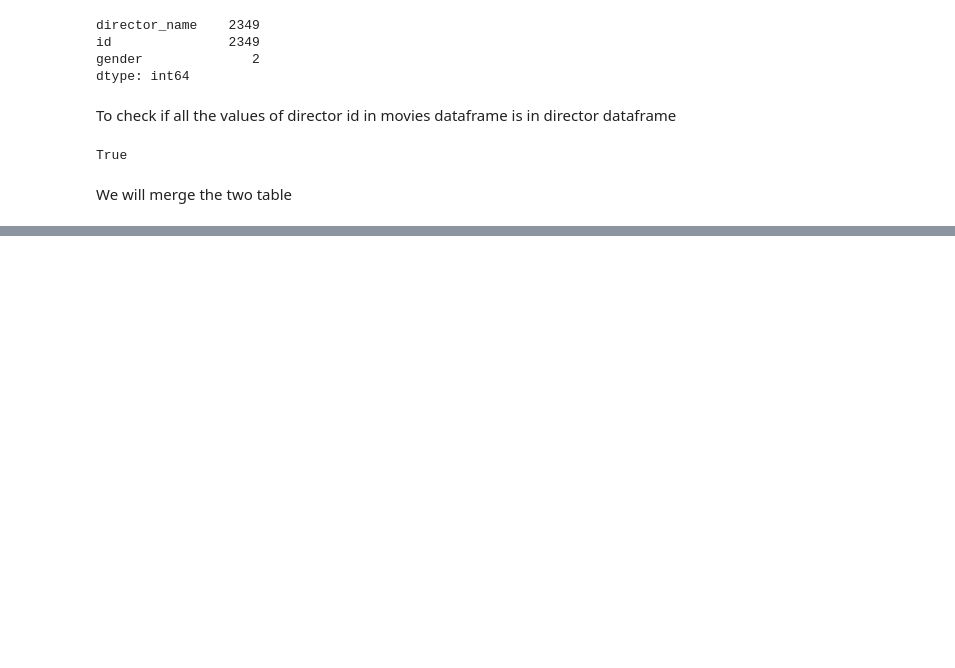
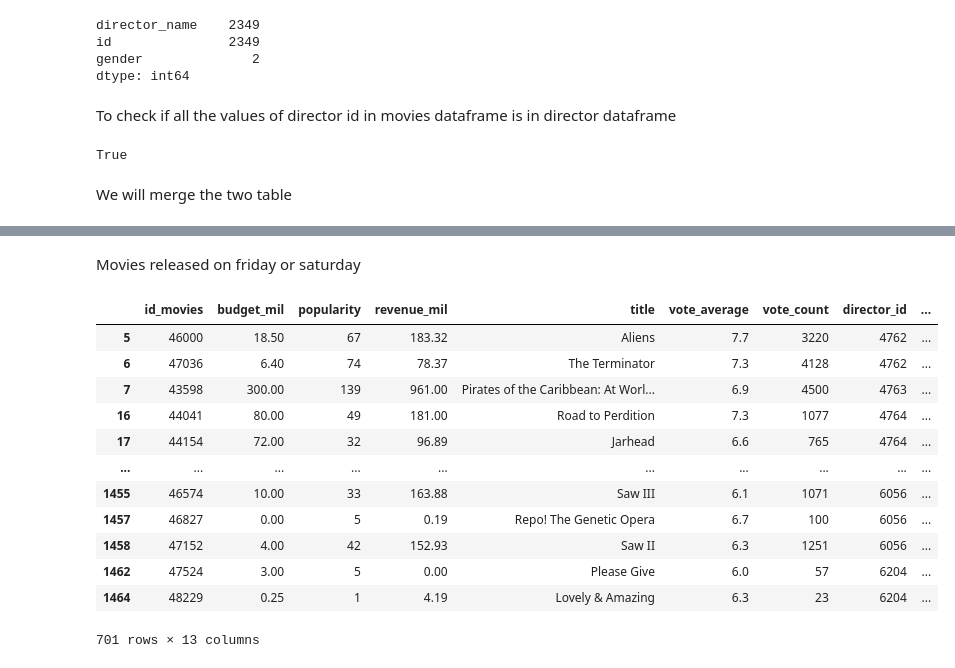
Before and after one commit to AntaraR12/IMDB_Movies-overview, a Jupyter notebook: notebook.ipynb, the cells around one changed output, grey strips where cells are left out. Saved outputs shown, nothing was run; the diff lists cells and outputs as text; code cells hidden in the pictures; blank space fills up the shorter version.

```diff
--- a/notebook.ipynb
+++ b/notebook.ipynb
@@ -140,0 +281,18 @@ movies.merge(directors, left_on= "director_id", right_on= "id", how= "inner", su
+# %% [markdown]
+Movies released on friday or saturday
+# %%
+df.loc[(df["day"] == "Friday") | (df["day"] == "Saturday")]
+# %% [output]
+|  | id_movies | budget_mil | popularity | revenue_mil | title | vote_average | vote_count | director_id | ... |
+| 5 | 46000 | 18.50 | 67 | 183.32 | Aliens | 7.7 | 3220 | 4762 | ... |
+| 6 | 47036 | 6.40 | 74 | 78.37 | The Terminator | 7.3 | 4128 | 4762 | ... |
+| 7 | 43598 | 300.00 | 139 | 961.00 | Pirates of the Caribbean: At Worl... | 6.9 | 4500 | 4763 | ... |
+| 16 | 44041 | 80.00 | 49 | 181.00 | Road to Perdition | 7.3 | 1077 | 4764 | ... |
+| 17 | 44154 | 72.00 | 32 | 96.89 | Jarhead | 6.6 | 765 | 4764 | ... |
+| ... | ... | ... | ... | ... | ... | ... | ... | ... | ... |
+| 1455 | 46574 | 10.00 | 33 | 163.88 | Saw III | 6.1 | 1071 | 6056 | ... |
+| 1457 | 46827 | 0.00 | 5 | 0.19 | Repo! The Genetic Opera | 6.7 | 100 | 6056 | ... |
+| 1458 | 47152 | 4.00 | 42 | 152.93 | Saw II | 6.3 | 1251 | 6056 | ... |
+| 1462 | 47524 | 3.00 | 5 | 0.00 | Please Give | 6.0 | 57 | 6204 | ... |
+| 1464 | 48229 | 0.25 | 1 | 4.19 | Lovely & Amazing | 6.3 | 23 | 6204 | ... |
+701 rows × 13 columns
```
Also changed, not shown: parts of 31 cells of this notebook.
